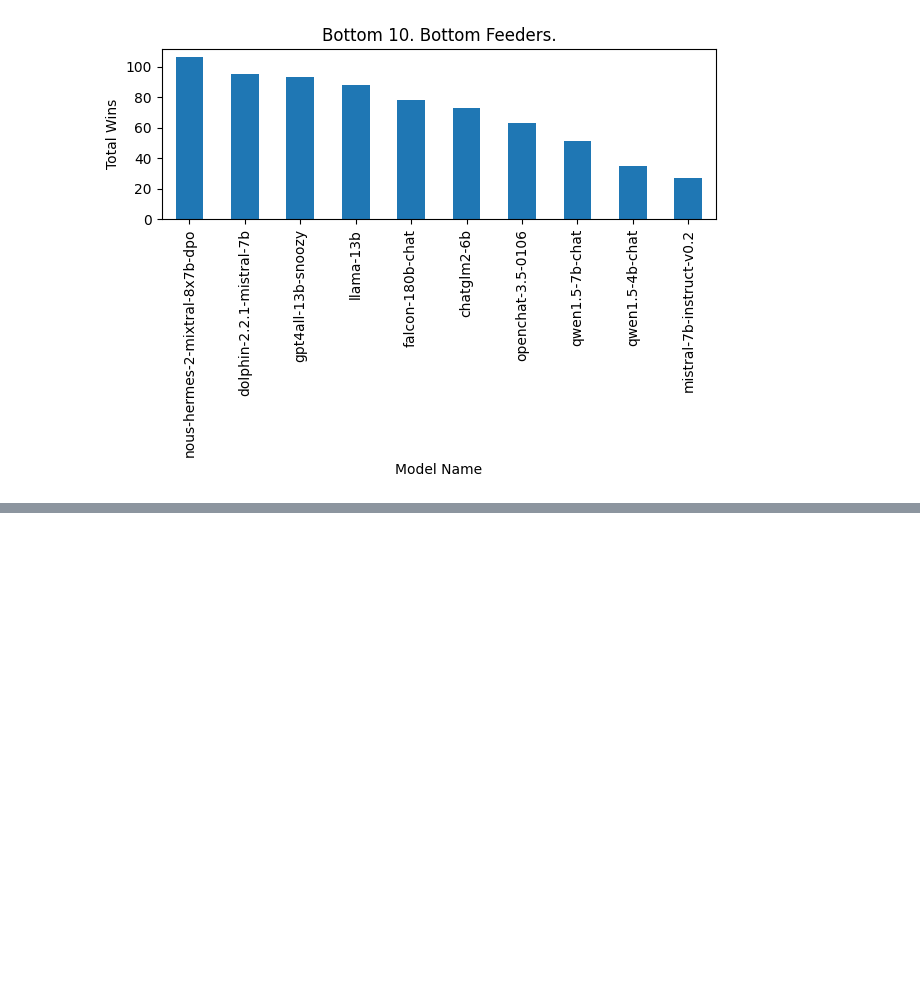
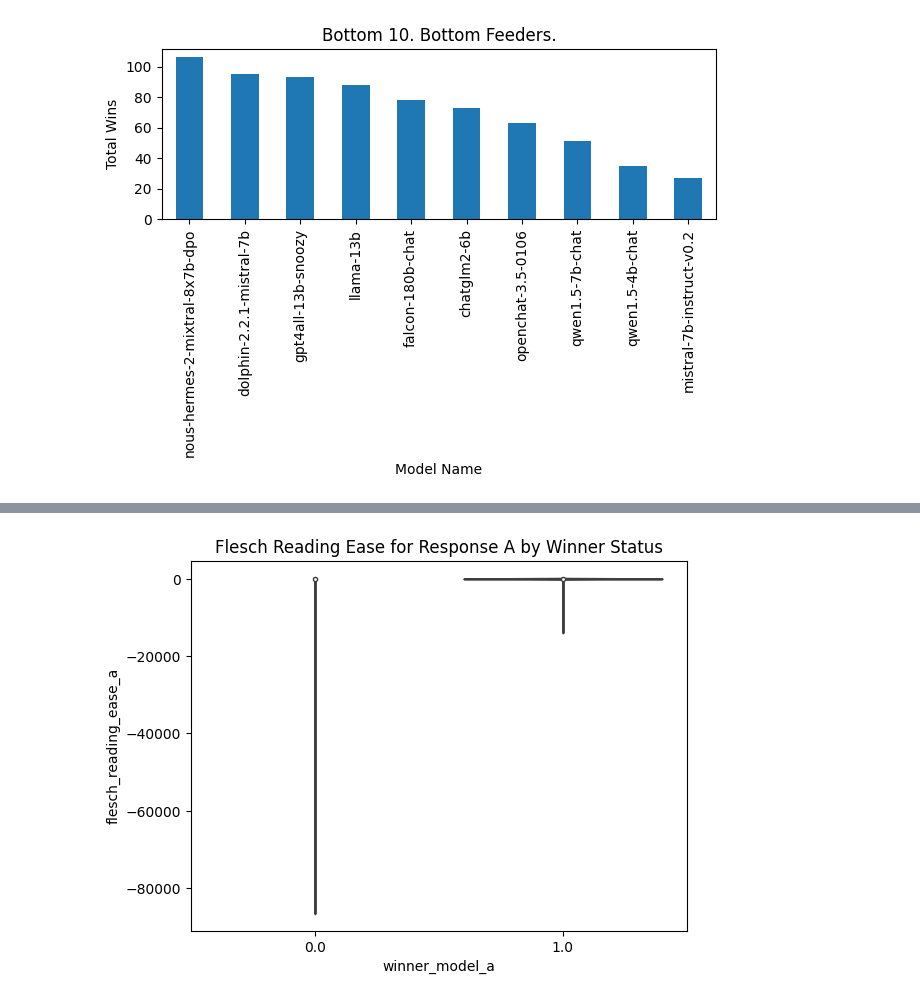
Before and after one commit to carrliitos/kaggle-LLM_Classification_Fine_Tuning, a Jupyter notebook: notebooks/00-EDA-v01.ipynb, the cells around one changed output, grey strips where cells are left out. Drawn from its saved outputs; the diff is of its cells as text; code cells hidden in the pictures; blank space fills up the shorter version.

Commit message:
Key response quality metrics

```diff
--- a/notebooks/00-EDA-v01.ipynb
+++ b/notebooks/00-EDA-v01.ipynb
@@ -190,0 +207,18 @@ plt.show()
+# %%
+import textstat
+def get_readability_metrics(text):
+    return {
+        'flesch_reading_ease': textstat.flesch_reading_ease(text),
+        'flesch_kincaid_grade': textstat.flesch_kincaid_grade(text),
+        'gunning_fog': textstat.gunning_fog(text),
+        'smog_index': textstat.smog_index(text),
+        'automated_readability_index': textstat.automated_readability_index(text)
+    }
+# %%
+readability_a = full_df['response_a'].apply(get_readability_metrics).apply(pd.Series)
+readability_b = full_df['response_b'].apply(get_readability_metrics).apply(pd.Series)
+# %%
+readability_a.columns = [f"{col}_a" for col in readability_a.columns]
+readability_b.columns = [f"{col}_b" for col in readability_b.columns]
+# %%
+df = pd.concat([full_df, readability_a, readability_b], axis=1)
@@ -190,0 +237,6 @@ plt.show()
+# %%
+sns.violinplot(data=df, x="winner_model_a", y="flesch_reading_ease_a")
+plt.title("Flesch Reading Ease for Response A by Winner Status")
+plt.show()
+# %% [output]
+[figure, added]
```
Also changed, not shown: parts of 16 cells of this notebook.
